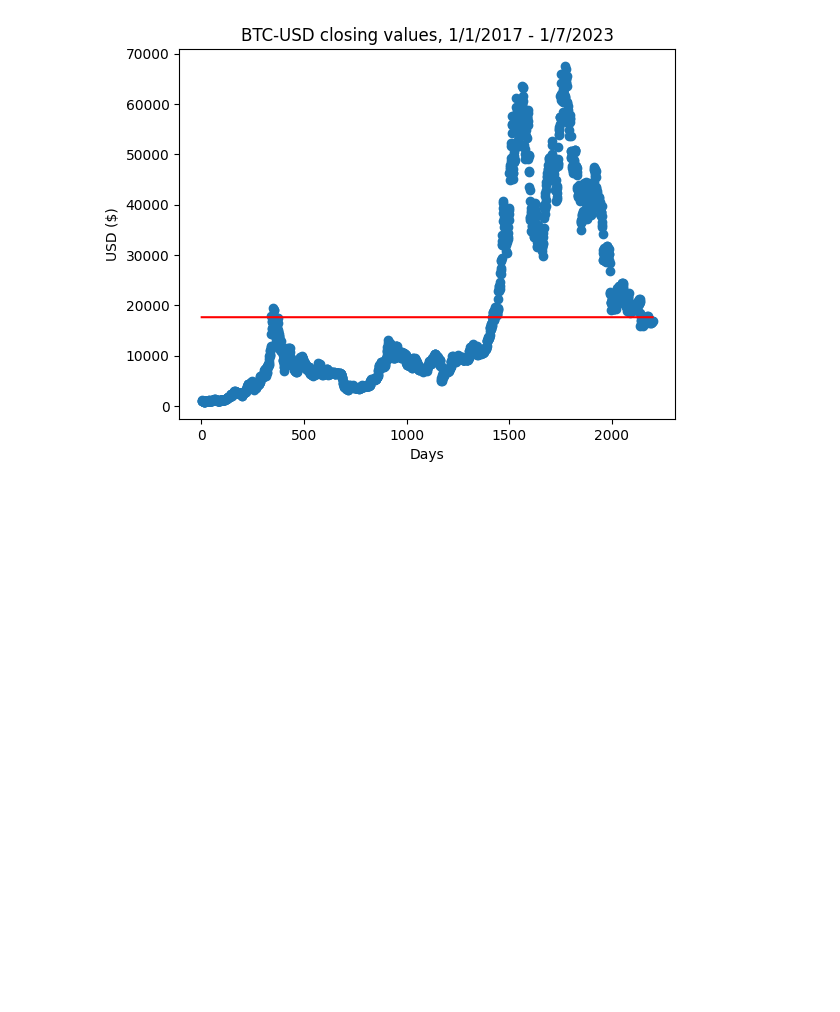
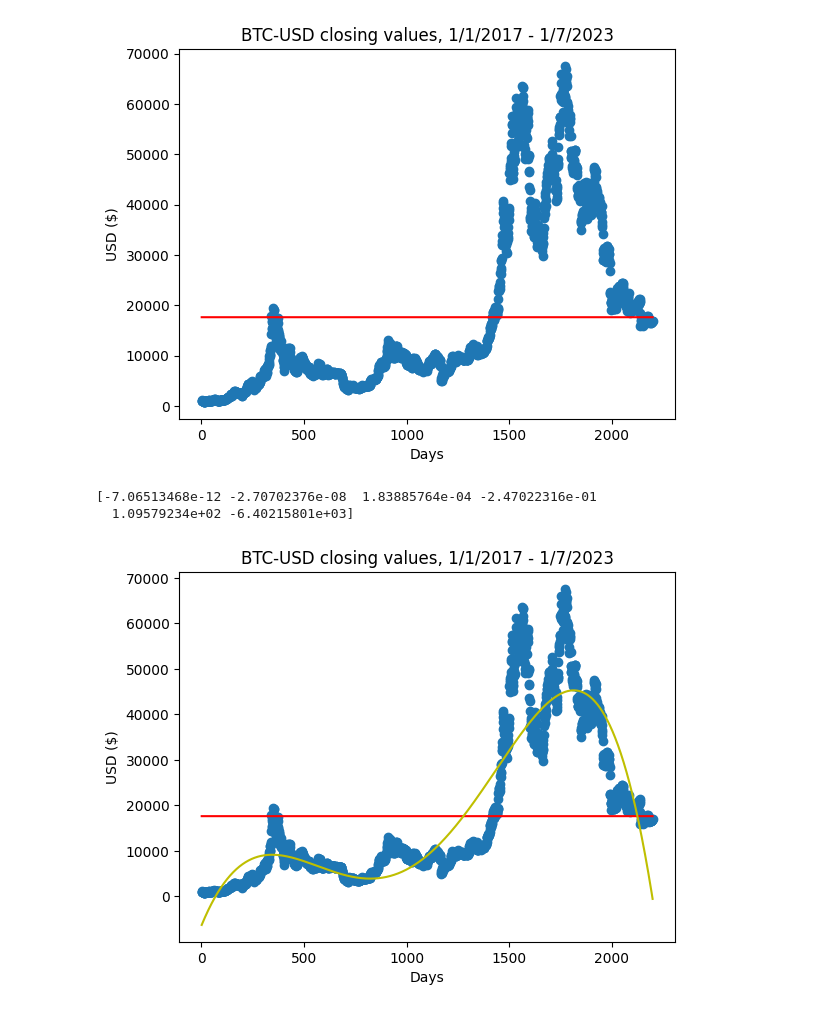
Before and after one commit to angelrodriguez0617/ECE-4850-Machine-Learning, a Jupyter notebook: project1/project1.ipynb, the cells around one changed output. Drawn from its saved outputs; the diff is of its cells as text; code cells hidden in the pictures; blank space fills up the shorter version.

```diff
--- a/project1/project1.ipynb
+++ b/project1/project1.ipynb
@@ -46,3 +46,22 @@ plt.plot(num_days, mean_cv*np.ones((closing_values.size, 1)), 'r')
 plt.show()
 # %% [output]
 [figure]
+# %%
+x = num_days
+X_aug = np.stack((x**5, x**4, x**3, x**2, x, np.ones((x.size))), axis=1)
+Beta = np.dot(np.dot(np.linalg.inv(np.dot(X_aug.T, X_aug)), X_aug.T), closing_values)
+print(Beta)
+# %% [output]
+[-7.06513468e-12 -2.70702376e-08  1.83885764e-04 -2.47022316e-01
+  1.09579234e+02 -6.40215801e+03]
+# %%
+Y_hat = np.dot(X_aug, Beta)
+plt.plot(num_days, closing_values, 'o')
+plt.xlabel('Days')
+plt.ylabel('USD ($)')
+plt.title('BTC-USD closing values, 1/1/2017 - 1/7/2023')
+plt.plot(num_days, mean_cv*np.ones((closing_values.size, 1)), 'r')
+plt.plot(num_days, Y_hat, 'y')
+plt.show()
+# %% [output]
+[figure, added]
```
